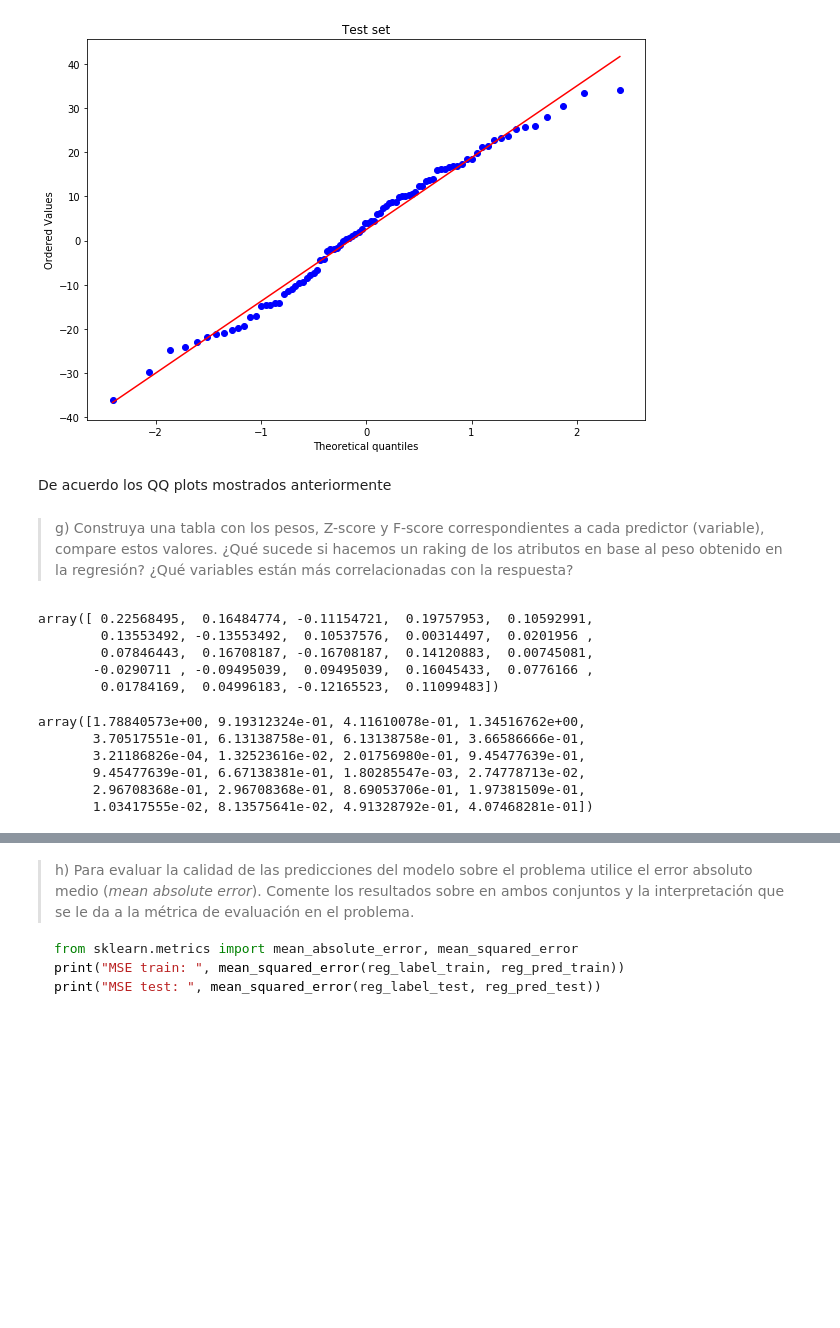
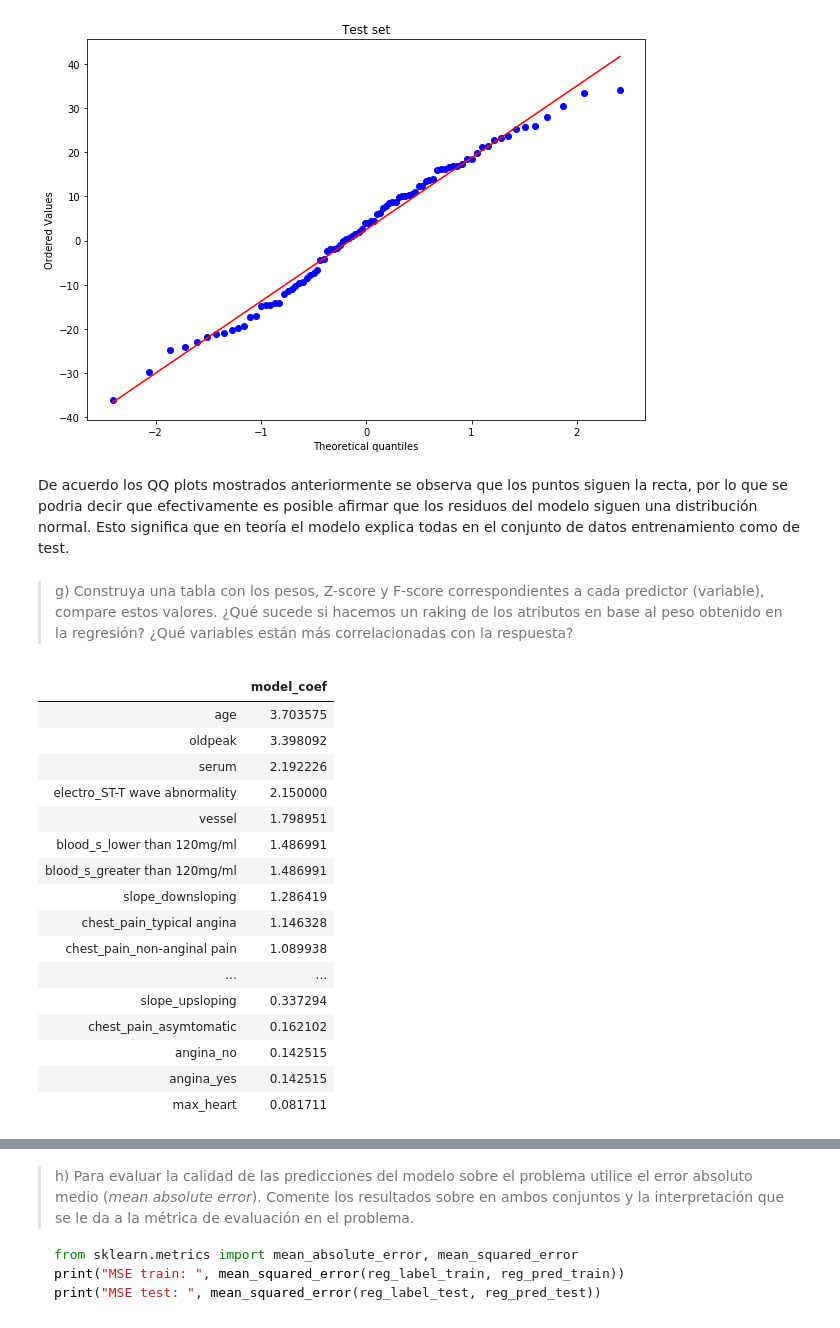
Before and after one commit to jpcastillog/Tarea1ML, a Jupyter notebook: Tarea1ML.ipynb, the cells around one changed output, grey strips where cells are left out. Saved outputs shown, nothing was run; the diff lists cells and outputs as text; code cells hidden in the pictures; blank space fills up the shorter version.

Commit message:
add dataframe z-score

```diff
--- a/Tarea1ML.ipynb
+++ b/Tarea1ML.ipynb
@@ -346,7 +346,7 @@ ax.set_title("Test set")
 # %% [output]
 Text(0.5, 1.0, 'Test set')
 [figure]
-# %% [markdown]
-De acuerdo los QQ plots mostrados anteriormente
+# %% [markdown]
+De acuerdo los QQ plots mostrados anteriormente se observa que los puntos siguen la recta, por lo que se podria decir que efectivamente es posible afirmar que los residuos del modelo siguen una distribución normal. Esto significa que en teoría el modelo explica todas en el conjunto de datos entrenamiento como de test.
 # %% [markdown]
 > g) Construya una tabla con los pesos, Z-score y F-score correspondientes a cada predictor (variable), compare estos valores. ¿Qué sucede si hacemos un raking de los atributos en base al peso obtenido en la regresión? ¿Qué variables están más correlacionadas con la respuesta?
@@ -353,48 +356,55 @@ De acuerdo los QQ plots mostrados anteriormente
 # %%
 #Z-score
-model.coef_.shape
 y = reg_label_train - reg_pred_train
 y_2 = y.dot(y)
 variance = y_2/(y.shape[0]-model.coef_.shape[0]-1)
 
 z_scores = np.zeros(model.coef_.shape)
 for i in range(model.coef_.shape[0]):
-    median_x_i = np.median(Xstd_train[:,i])
-    median_y = np.median(reg_label_train)
-    x_diff = Xstd_train[:,i] - median_x_i
-    y_diff = reg_label_train - median_y
+    mean_x_i = np.mean(Xstd_train[:,i])
+    mean_y = np.mean(reg_label_train)
+    x_diff = Xstd_train[:,i] - mean_x_i
+    y_diff = reg_label_train - mean_y
     num = np.dot(x_diff, y_diff)
     den = np.dot(x_diff, x_diff)**0.5
     z_score = num/(den * variance)
-    z_scores[i] = z_score
-z_scores
+    z_scores[i] =abs(z_score)
-# %% [output]
-array([ 0.22568495,  0.16484774, -0.11154721,  0.19757953,  0.10592991,
-        0.13553492, -0.13553492,  0.10537576,  0.00314497,  0.0201956 ,
-        0.07846443,  0.16708187, -0.16708187,  0.14120883,  0.00745081,
-       -0.0290711 , -0.09495039,  0.09495039,  0.16045433,  0.0776166 ,
-        0.01784169,  0.04996183, -0.12165523,  0.11099483])
 # %%
 #F-score
 n = z_scores.shape[0]
 
 F_scores = np.zeros(n)
 for i in range(n):
-    median_x_i = np.median(Xstd_train[:,i])
-    median_y = np.median(reg_label_train)
-    x_diff = Xstd_train[:,i] - median_x_i
-    y_diff = reg_label_train - median_y
+    mean_x_i = np.mean(Xstd_train[:,i])
+    mean_y = np.mean(reg_label_train)
+    x_diff = Xstd_train[:,i] - mean_x_i
+    y_diff = reg_label_train - mean_y
     num = np.dot(x_diff, y_diff)
     den = (np.dot(x_diff, x_diff)**0.5)*(np.dot(y_diff, y_diff)**0.5)
     p_i2 = (num/den)**2
     f_score = ((n-2)*p_i2)/(1 - p_i2)
-    F_scores[i] = f_score
+    F_scores[i] = abs(f_score)
 
-F_scores
+coeficients = pd.DataFrame({'model_coef': abs(model.coef_)}, index = df.columns)
+F_score = pd.DataFrame({'f-score': F_scores}, index = df.columns)
+
+z_score = pd.DataFrame({'z-score': z_scores}, index = df.columns)
+coeficients.sort_values(by = ['model_coef'], ascending = False)
 # %% [output]
-array([1.78840573e+00, 9.19312324e-01, 4.11610078e-01, 1.34516762e+00,
-       3.70517551e-01, 6.13138758e-01, 6.13138758e-01, 3.66586666e-01,
-       3.21186826e-04, 1.32523616e-02, 2.01756980e-01, 9.45477639e-01,
-       9.45477639e-01, 6.67138381e-01, 1.80285547e-03, 2.74778713e-02,
-       2.96708368e-01, 2.96708368e-01, 8.69053706e-01, 1.97381509e-01,
-       1.03417555e-02, 8.13575641e-02, 4.91328792e-01, 4.07468281e-01])
+|  | model_coef |
+| age | 3.703575 |
+| oldpeak | 3.398092 |
+| serum | 2.192226 |
+| electro_ST-T wave abnormality | 2.150000 |
+| vessel | 1.798951 |
+| blood_s_lower than 120mg/ml | 1.486991 |
+| blood_s_greater than 120mg/ml | 1.486991 |
+| slope_downsloping | 1.286419 |
+| chest_pain_typical angina | 1.146328 |
+| chest_pain_non-anginal pain | 1.089938 |
+| ... | ... |
+| slope_upsloping | 0.337294 |
+| chest_pain_asymtomatic | 0.162102 |
+| angina_no | 0.142515 |
+| angina_yes | 0.142515 |
+| max_heart | 0.081711 |
```
Also changed, not shown: parts of 4 cells of this notebook.
